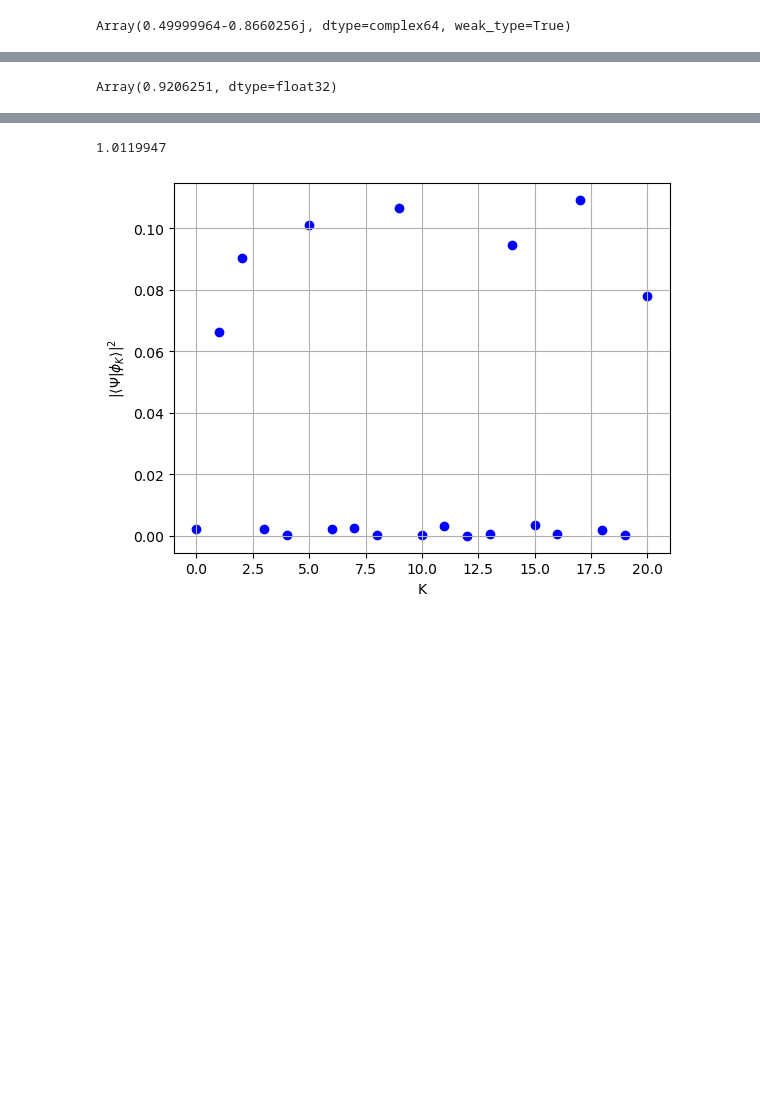
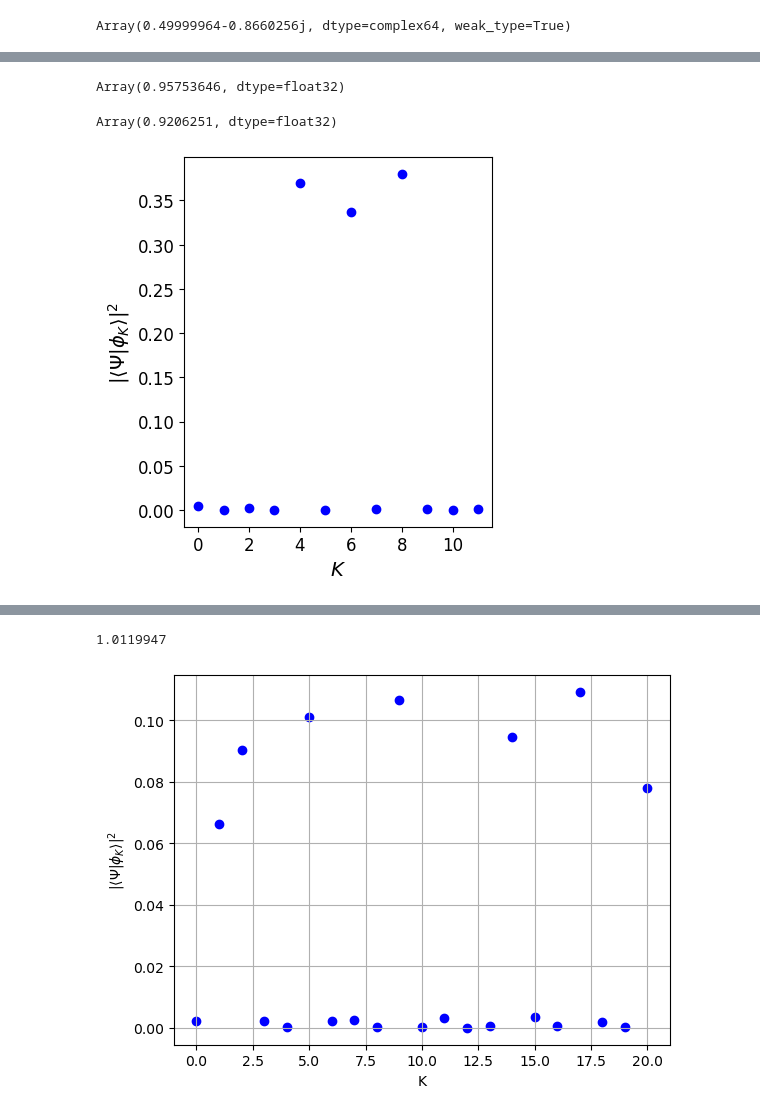
Before and after one commit to abouelkomsan/ferminet_ahmed, a Jupyter notebook: tests.ipynb, the cells around one changed output, grey strips where cells are left out. Drawn from its saved outputs; the diff is of its cells as text; code cells hidden in the pictures; blank space fills up the shorter version.

```diff
--- a/tests.ipynb
+++ b/tests.ipynb
@@ -2628,3 +2867,7 @@ Array(0.95753646, dtype=float32)
+# %%
+jnp.sum(jnp.array(overlap_list))
+# %% [output]
+Array(0.95753646, dtype=float32)
 # %%
 jnp.sum(jnp.array(overlap_list))
 # %% [output]
@@ -2645,3 +2888,22 @@ overlap_list = np.array([
 # pairs = np.stack((idx.astype(np.int32), vals), axis=1)  # indices upcast to float in one array
 # # If you prefer keeping indices separate:
 # #pairs = np.column_stack((idx, vals))  # same result (indices become float)
+# %%
+import matplotlib.pyplot as plt
+
+# Assuming n_values and overlap_list are already populated
+plt.scatter(list(range(0, 12)), overlap_list, marker='o', linestyle='-', color='b')
+
+# Add labels and title with increased font size
+plt.xlabel(r'$K$', fontsize=14)
+plt.ylabel(r'$|\langle Ψ|\phi_K \rangle|^2$', fontsize=14)
+
+# Increase tick size
+plt.xticks(fontsize=12)
+plt.yticks(fontsize=12)
+plt.gca().set_aspect(1.2 / plt.gca().get_data_ratio(), adjustable='box')
+
+#plt.savefig("/work/submit/ahmed95/plots_paper/overlap.pdf", format="pdf", bbox_inches="tight")
+plt.show()
+# %% [output]
+[figure, added]
```
Also changed, not shown: parts of 71 cells of this notebook, 10 other files.
